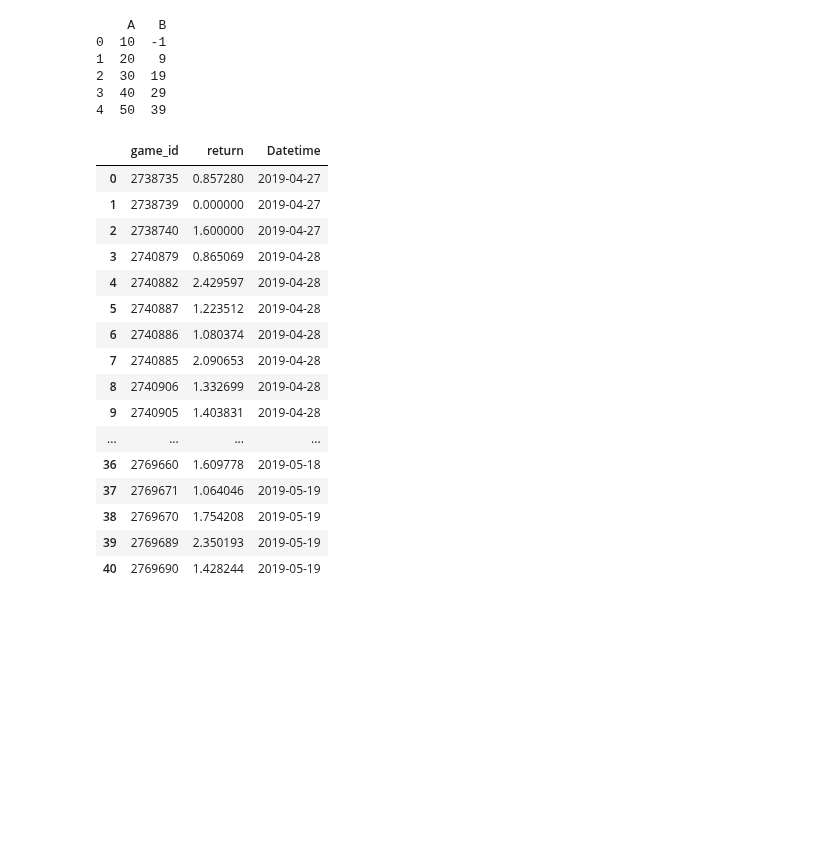
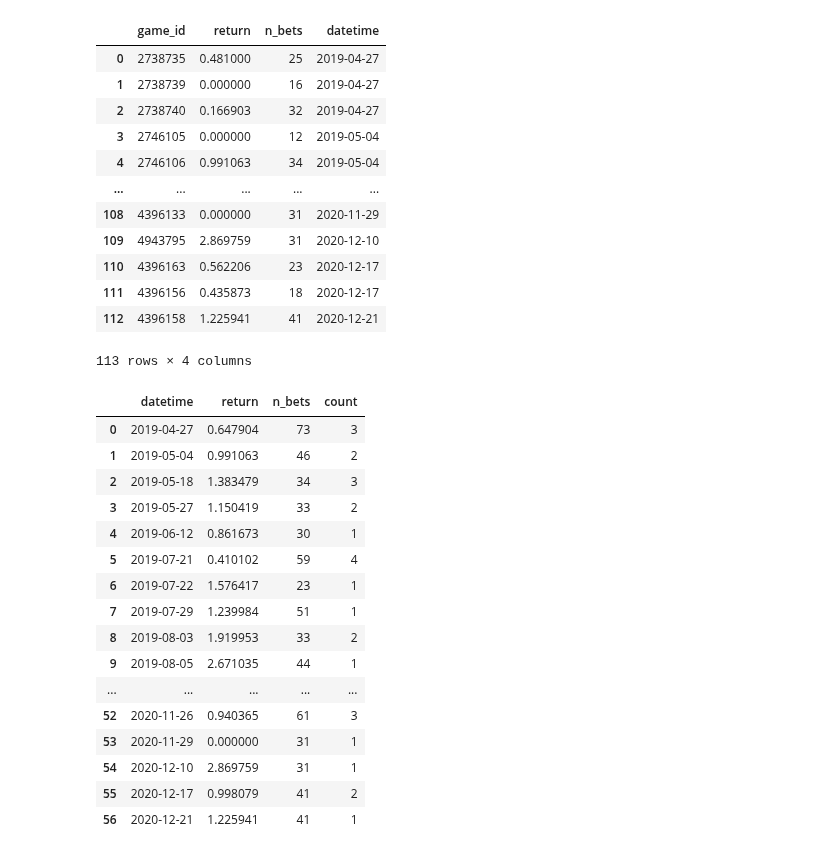
Before and after one commit to MarcosAugusto47/soccer-betting-strategy, a Jupyter notebook: plot.ipynb, the cells around one changed output. Cells and saved outputs as stored; diff of their text form; code cells hidden in the pictures; blank space fills up the shorter version.

```diff
--- a/plot.ipynb
+++ b/plot.ipynb
@@ -1,52 +1,34 @@
 # %%
 import matplotlib.pyplot as plt
 import pandas as pd
+pd.set_option('display.max_rows', 100)
-# %%
-# Create a sample DataFrame
-data = {'A': [10, 20, 30, 40, 50]}
-df = pd.DataFrame(data)
-
-# Create a new column 'B' with consecutive values
-df['B'] = df['A'].shift(fill_value=0) - 1
-
-# Display the updated DataFrame
-print(df)
-# %% [output]
-    A   B
-0  10  -1
-1  20   9
-2  30  19
-3  40  29
-4  50  39
 # %%
-track_record = pd.read_csv('track_record.csv')
+#track_record = pd.read_csv('track_record_count_150_powell_01.csv')
+track_record = pd.read_csv('track_record_count_200_powell_01_onlydates_with_bets_between80-20.csv')
+
 #track_record['return2'] = track_record['return'].shift(fill_value=0)-1
 #track_record['return2'] = track_record['return'] - 1
 #track_record['return3'] = track_record['return'] + track_record['return'].shift(fill_value=0)-1
 #track_record['return3'] = track_record['return'] + track_record['return'].shift(fill_value=0)-1
 #track_record['return4'] = track_record['return2'].cumsum()
 
 set_inital = pd.DataFrame({'game_id': ["0000000"], "return": [1]})
 
 #track_record = pd.concat([set_inital, track_record]).reset_index(drop=True)
 #track_record['stake'] = track_record['return'].shift(fill_value=1)
 #track_record['return_shifted'] = track_record['return'].shift(periods=-1)
 track_record
 # %% [output]
-|  | game_id | return | Datetime |
-| 0 | 2738735 | 0.857280 | 2019-04-27 |
-| 1 | 2738739 | 0.000000 | 2019-04-27 |
-| 2 | 2738740 | 1.600000 | 2019-04-27 |
-| 3 | 2740879 | 0.865069 | 2019-04-28 |
-| 4 | 2740882 | 2.429597 | 2019-04-28 |
-| 5 | 2740887 | 1.223512 | 2019-04-28 |
-| 6 | 2740886 | 1.080374 | 2019-04-28 |
-| 7 | 2740885 | 2.090653 | 2019-04-28 |
-| 8 | 2740906 | 1.332699 | 2019-04-28 |
-| 9 | 2740905 | 1.403831 | 2019-04-28 |
-| ... | ... | ... | ... |
-| 36 | 2769660 | 1.609778 | 2019-05-18 |
-| 37 | 2769671 | 1.064046 | 2019-05-19 |
-| 38 | 2769670 | 1.754208 | 2019-05-19 |
-| 39 | 2769689 | 2.350193 | 2019-05-19 |
-| 40 | 2769690 | 1.428244 | 2019-05-19 |
+|  | game_id | return | n_bets | datetime |
+| 0 | 2738735 | 0.481000 | 25 | 2019-04-27 |
+| 1 | 2738739 | 0.000000 | 16 | 2019-04-27 |
+| 2 | 2738740 | 0.166903 | 32 | 2019-04-27 |
+| 3 | 2746105 | 0.000000 | 12 | 2019-05-04 |
+| 4 | 2746106 | 0.991063 | 34 | 2019-05-04 |
+| ... | ... | ... | ... | ... |
+| 108 | 4396133 | 0.000000 | 31 | 2020-11-29 |
+| 109 | 4943795 | 2.869759 | 31 | 2020-12-10 |
+| 110 | 4396163 | 0.562206 | 23 | 2020-12-17 |
+| 111 | 4396156 | 0.435873 | 18 | 2020-12-17 |
+| 112 | 4396158 | 1.225941 | 41 | 2020-12-21 |
+113 rows × 4 columns
@@ -52,0 +37,23 @@ track_record
+# %%
+track_record = track_record.groupby(['datetime'])[['return', 'n_bets']].sum().reset_index()
+track_record['count'] = count_col
+#track_record = track_record[track_record.datetime>="2019-10-19"]
+track_record
+# %% [output]
+|  | datetime | return | n_bets | count |
+| 0 | 2019-04-27 | 0.647904 | 73 | 3 |
+| 1 | 2019-05-04 | 0.991063 | 46 | 2 |
+| 2 | 2019-05-18 | 1.383479 | 34 | 3 |
+| 3 | 2019-05-27 | 1.150419 | 33 | 2 |
+| 4 | 2019-06-12 | 0.861673 | 30 | 1 |
+| 5 | 2019-07-21 | 0.410102 | 59 | 4 |
+| 6 | 2019-07-22 | 1.576417 | 23 | 1 |
+| 7 | 2019-07-29 | 1.239984 | 51 | 1 |
+| 8 | 2019-08-03 | 1.919953 | 33 | 2 |
+| 9 | 2019-08-05 | 2.671035 | 44 | 1 |
+| ... | ... | ... | ... | ... |
+| 52 | 2020-11-26 | 0.940365 | 61 | 3 |
+| 53 | 2020-11-29 | 0.000000 | 31 | 1 |
+| 54 | 2020-12-10 | 2.869759 | 31 | 1 |
+| 55 | 2020-12-17 | 0.998079 | 41 | 2 |
+| 56 | 2020-12-21 | 1.225941 | 41 | 1 |
```
Also changed, not shown: parts of 9 cells of this notebook, 7 other files.
